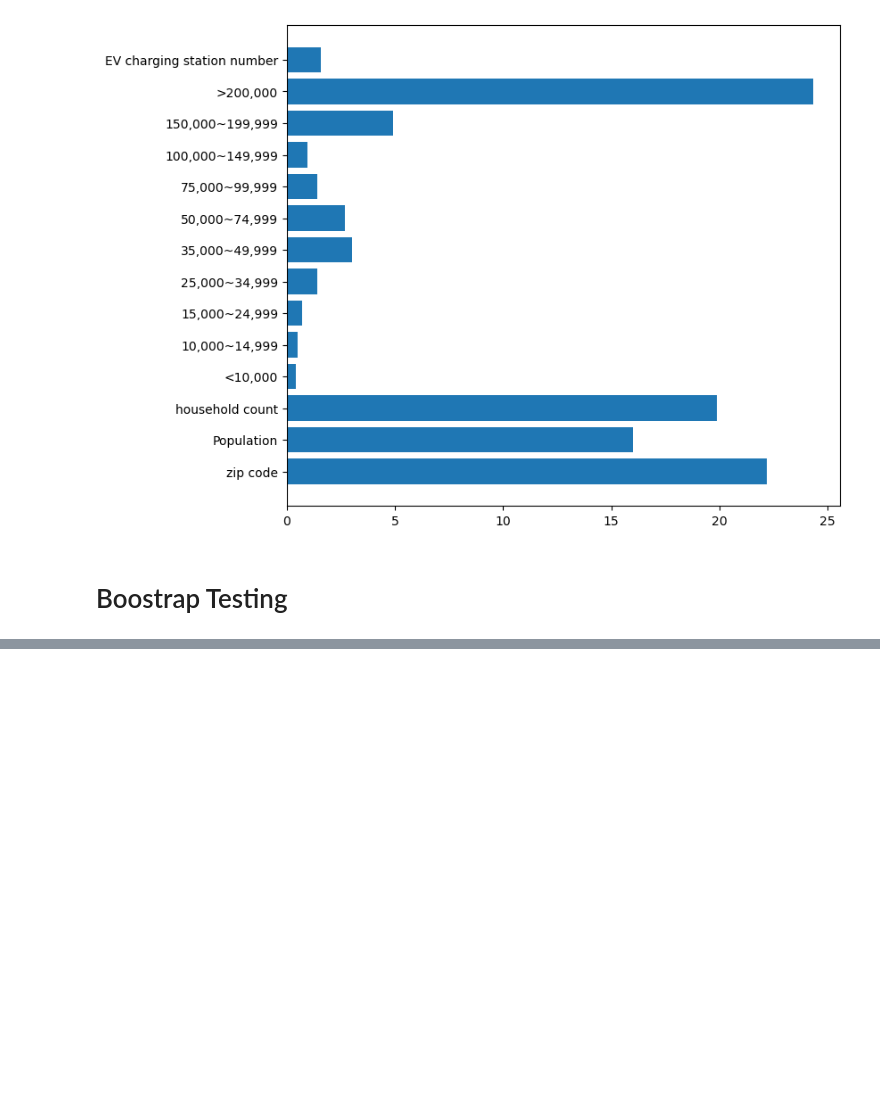
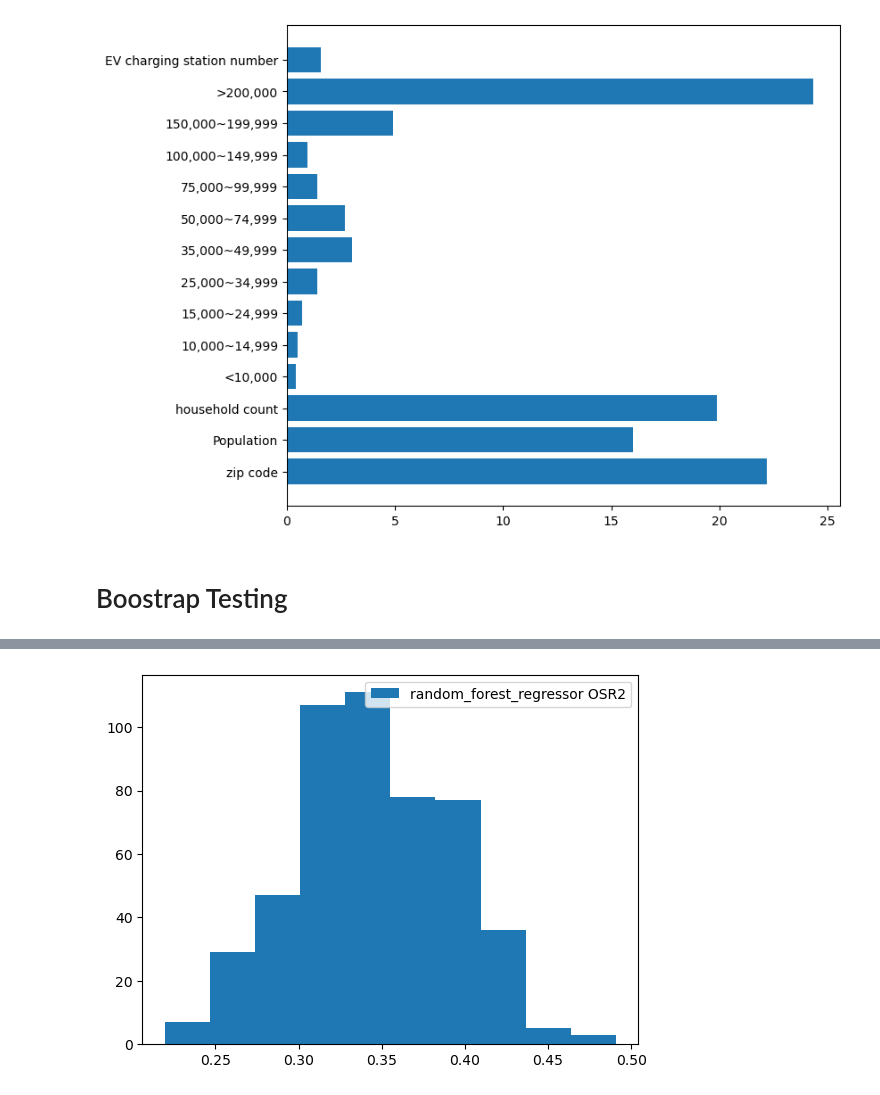
Before and after one commit to RichZhou1999/IEOR142-EV-registration-prediction, a Jupyter notebook: model/Model_Combined.ipynb, the cells around one changed output, grey strips where cells are left out. Saved outputs shown, nothing was run; the diff lists cells and outputs as text; code cells hidden in the pictures; blank space fills up the shorter version.

```diff
--- a/model/Model_Combined.ipynb
+++ b/model/Model_Combined.ipynb
@@ -718,0 +719,3 @@ draw_performance_histogram(decision_tree_regressor_OSR2_df, "decision_tree_regre
+# %%
+random_forest_regressor_OSR2_df =perform_bootstrap(X_test, y_test, rf_cv, y_train,
+                          sample = 500)
@@ -719,3 +740,7 @@ draw_performance_histogram(decision_tree_regressor_OSR2_df, "decision_tree_regre
+# %%
+draw_performance_histogram(random_forest_regressor_OSR2_df, "random_forest_regressor OSR2")
+# %% [output]
+[figure, added]
 # %%
 data = read_data(path)
 if "Unnamed: 0.1" in data.columns:
```
Also changed, not shown: parts of 9 cells of this notebook.
